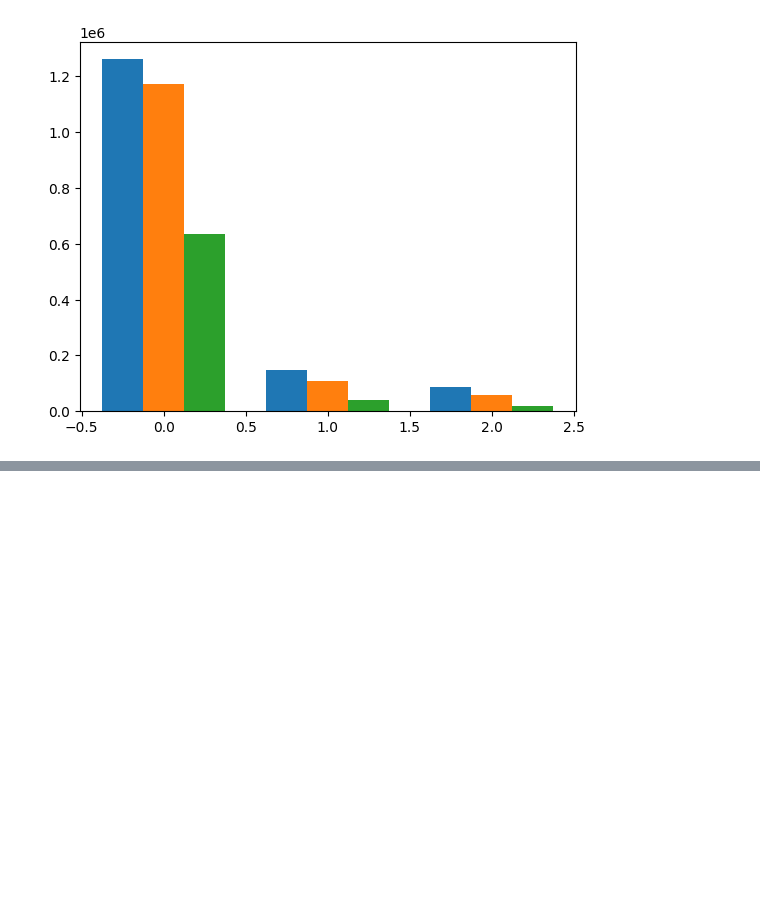
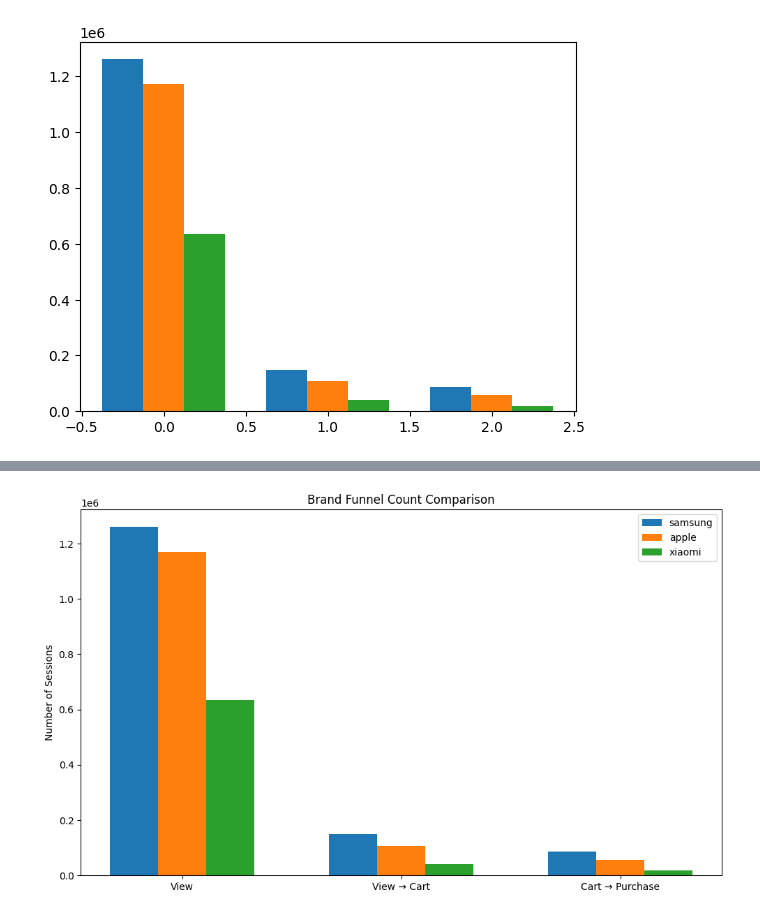
Before and after one commit to sol030/final_project, a Jupyter notebook: CSY/10월_퍼널_brand.ipynb, the cells around one changed output, grey strips where cells are left out. Cells and saved outputs as stored; diff of their text form; code cells hidden in the pictures; blank space fills up the shorter version.

```diff
--- a/CSY/10월_퍼널_brand.ipynb
+++ b/CSY/10월_퍼널_brand.ipynb
@@ -450,0 +703,12 @@ df_user_flow = df.sort_values(['user_id', 'event_time'])
+# %%
+pct_cols = [
+    'top1_revenue_share',
+    'top3_revenue_share',
+    'top5_revenue_share',
+    'compare_2plus_session_ratio',
+    'compare_3plus_session_ratio'
+]
+
+final_compare[pct_cols] = final_compare[pct_cols] * 100
+
+final_compare
@@ -450,0 +723,10 @@ df_user_flow = df.sort_values(['user_id', 'event_time'])
+# %%
+import matplotlib.pyplot as plt
+import numpy as np
+
+brand_order = ['samsung', 'apple', 'xiaomi']
+
+plot_df = final_compare.copy()
+plot_df['brand'] = pd.Categorical(plot_df['brand'], categories=brand_order, ordered=True)
+plot_df = plot_df.sort_values('brand')
+plot_df
@@ -450,0 +739,23 @@ df_user_flow = df.sort_values(['user_id', 'event_time'])
+# %%
+stages = ['View', 'View → Cart', 'Cart → Purchase']
+x = np.arange(len(stages))
+width = 0.22
+
+plt.figure(figsize=(10, 6))
+
+for i, row in enumerate(plot_df.itertuples()):
+    values = [
+        row.view_sessions,
+        row.view_to_cart_sessions,
+        row.cart_to_purchase_sessions
+    ]
+    plt.bar(x + (i - 1) * width, values, width, label=row.brand)
+
+plt.xticks(x, stages)
+plt.ylabel('Number of Sessions')
+plt.title('Brand Funnel Count Comparison')
+plt.legend()
+plt.tight_layout()
+plt.show()
+# %% [output]
+[figure, added]
```
Also changed, not shown: parts of 43 cells of this notebook.
